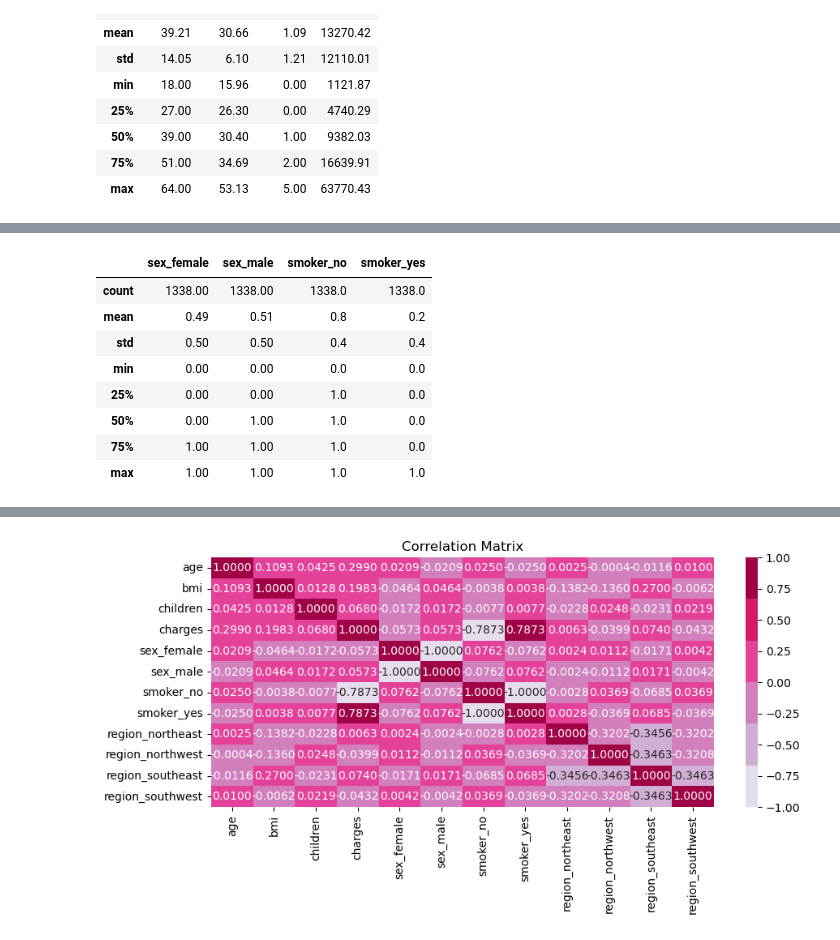
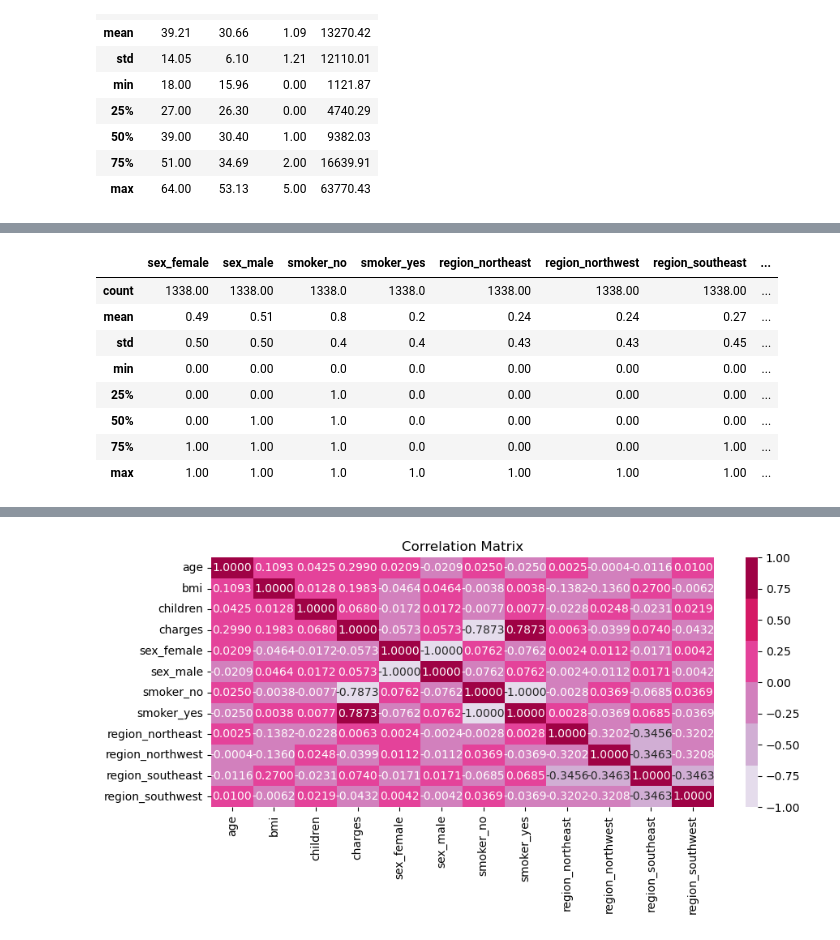
Before and after one commit to BrockherdeT/econometrics, a Jupyter notebook: shared_A2.ipynb, the cells around one changed output, grey strips where cells are left out. Saved outputs shown, nothing was run; the diff lists cells and outputs as text; code cells hidden in the pictures.

Commit message:
Update plots und modelle

```diff
--- a/shared_A2.ipynb
+++ b/shared_A2.ipynb
@@ -168,12 +170,13 @@ plt.show()
 # %%
-data[['sex_female', 'sex_male', 'smoker_no', 'smoker_yes']].describe().round(2)
+#plot aller Variablen die onehot encodede wurden
+data[['sex_female', 'sex_male', 'smoker_no', 'smoker_yes', 'region_northeast', 'region_northwest', 'region_southeast', 'region_southwest']].describe().round(2)
 # %% [output]
-|  | sex_female | sex_male | smoker_no | smoker_yes |
-| count | 1338.00 | 1338.00 | 1338.0 | 1338.0 |
-| mean | 0.49 | 0.51 | 0.8 | 0.2 |
-| std | 0.50 | 0.50 | 0.4 | 0.4 |
-| min | 0.00 | 0.00 | 0.0 | 0.0 |
-| 25% | 0.00 | 0.00 | 1.0 | 0.0 |
-| 50% | 0.00 | 1.00 | 1.0 | 0.0 |
-| 75% | 1.00 | 1.00 | 1.0 | 0.0 |
-| max | 1.00 | 1.00 | 1.0 | 1.0 |
+|  | sex_female | sex_male | smoker_no | smoker_yes | region_northeast | region_northwest | region_southeast | ... |
+| count | 1338.00 | 1338.00 | 1338.0 | 1338.0 | 1338.00 | 1338.00 | 1338.00 | ... |
+| mean | 0.49 | 0.51 | 0.8 | 0.2 | 0.24 | 0.24 | 0.27 | ... |
+| std | 0.50 | 0.50 | 0.4 | 0.4 | 0.43 | 0.43 | 0.45 | ... |
+| min | 0.00 | 0.00 | 0.0 | 0.0 | 0.00 | 0.00 | 0.00 | ... |
+| 25% | 0.00 | 0.00 | 1.0 | 0.0 | 0.00 | 0.00 | 0.00 | ... |
+| 50% | 0.00 | 1.00 | 1.0 | 0.0 | 0.00 | 0.00 | 0.00 | ... |
+| 75% | 1.00 | 1.00 | 1.0 | 0.0 | 0.00 | 0.00 | 1.00 | ... |
+| max | 1.00 | 1.00 | 1.0 | 1.0 | 1.00 | 1.00 | 1.00 | ... |
```
Also changed, not shown: parts of 31 cells of this notebook.
